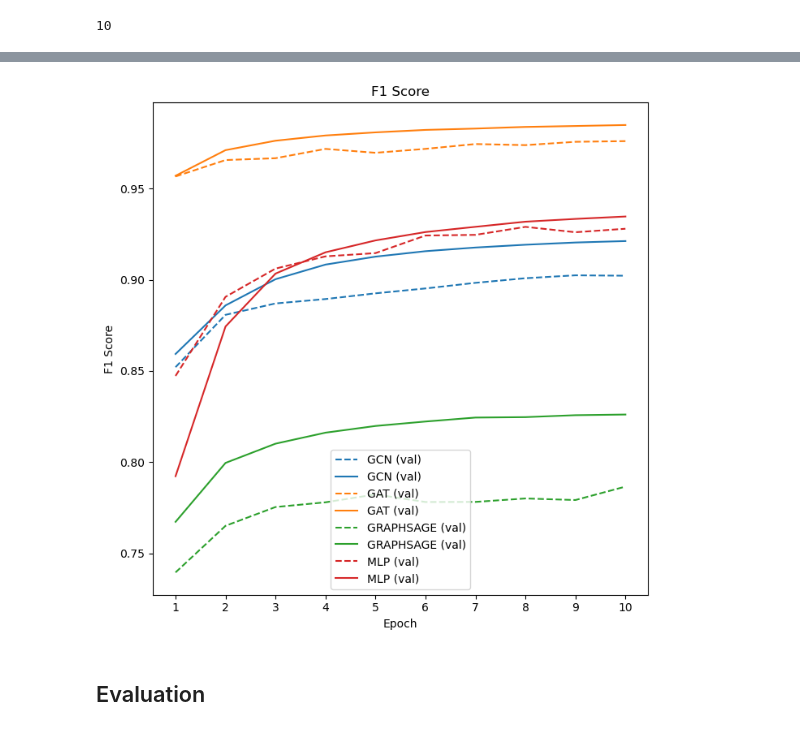
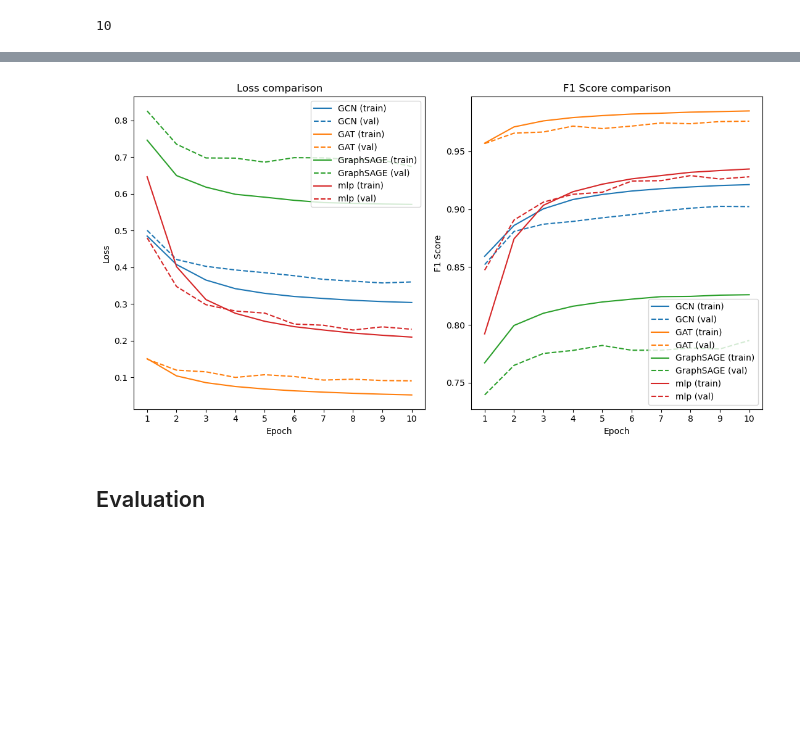
Before and after one commit to lucamodica/grape-project, a Jupyter notebook: model-train.ipynb, the cells around one changed output, grey strips where cells are left out. Saved outputs shown, nothing was run; the diff lists cells and outputs as text; code cells hidden in the pictures; blank space fills up the shorter version.

```diff
--- a/model-train.ipynb
+++ b/model-train.ipynb
@@ -157,9 +157,9 @@ print("Validation set size", len(val_loader.dataset))
 Validation set size 72981
 # %%
 # visualize the embedding of the last batch in the validation loader
-# for batch in val_loader:
-#   h = batch.x
-#   color = batch.y
+for batch in val_loader:
+  h = batch.x
+  color = batch.y
 
 # visualize(h, color, '(before training)')
 # %%
@@ -349,8 +334,7 @@ results_dict = {
     gcn.__class__.__name__: torch.load(f'output/{gcn.__class__.__name__}-results-dict.pt'),
     gat.__class__.__name__: torch.load(f'output/{gat.__class__.__name__}-results-dict.pt'),
     'GraphSAGE': torch.load(f'output/GraphSAGE-results-dict.pt'),
-    gin.__class__.__name__: torch.load(f'output/{gin.__class__.__name__}-results-dict.pt'),
     'mlp': torch.load(f'output/mlp-results-dict.pt')
 }
 
-print(results_dict['mlp'])
+# print(results_dict['mlp'])
@@ -419,7 +396,7 @@ def plot_results(results_dict, num_epochs=10):
 
 
 def plot_losses_and_f1(results_dict, num_epochs=10):
-    fig, axs = plt.subplots(1, 2, figsize=(15, 7))
+    fig, axs = plt.subplots(1, 2, figsize=(11, 6))
     epochs = range(num_epochs)
 
     # Define a color cycle to assign consistent colors per model
@@ -430,7 +407,7 @@ def plot_losses_and_f1(results_dict, num_epochs=10):
     model_colors = {}
 
     # Plot training and validation losses in the first subplot
-    axs[0].set_title('Training Loss')
+    axs[0].set_title('Loss comparison')
     for model_name, result in results_dict.items():
         # Assign a color to the model if it hasn't been assigned yet
         if model_name not in model_colors:
@@ -448,7 +425,7 @@ def plot_losses_and_f1(results_dict, num_epochs=10):
     axs[0].legend()
 
     # Plot F1 scores in the second subplot
-    axs[1].set_title('F1 Score')
+    axs[1].set_title('F1 Score comparison')
     for model_name, result in results_dict.items():
         # Use the same color as for the loss plot
         color = model_colors[model_name]
@@ -476,9 +453,6 @@ def plot_f1(results_dict):
     # Dictionary to store the color for each model
     model_colors = {}
 
-    # exclude GIN from the plot
-    results_dict.pop('GIN')
-
     # Plot F1 scores in the second subplot
     axs.set_title('F1 Score')
     for model_name, result in results_dict.items():
@@ -504,9 +478,9 @@ def plot_f1(results_dict):
 # %%
 # plot_results(results_dict)
 # plot_losses_and_f1(results_dict)
-plot_f1(results_dict)
+plot_losses_and_f1(results_dict)
 # %% [output]
-[figure, old version]
+[figure, new version]
 # %%
 # # train the models and get the results
 # #for model in [gcn, gat, gin, gsage]:
```
Also changed, not shown: parts of 6 cells of this notebook, 9 other files.
